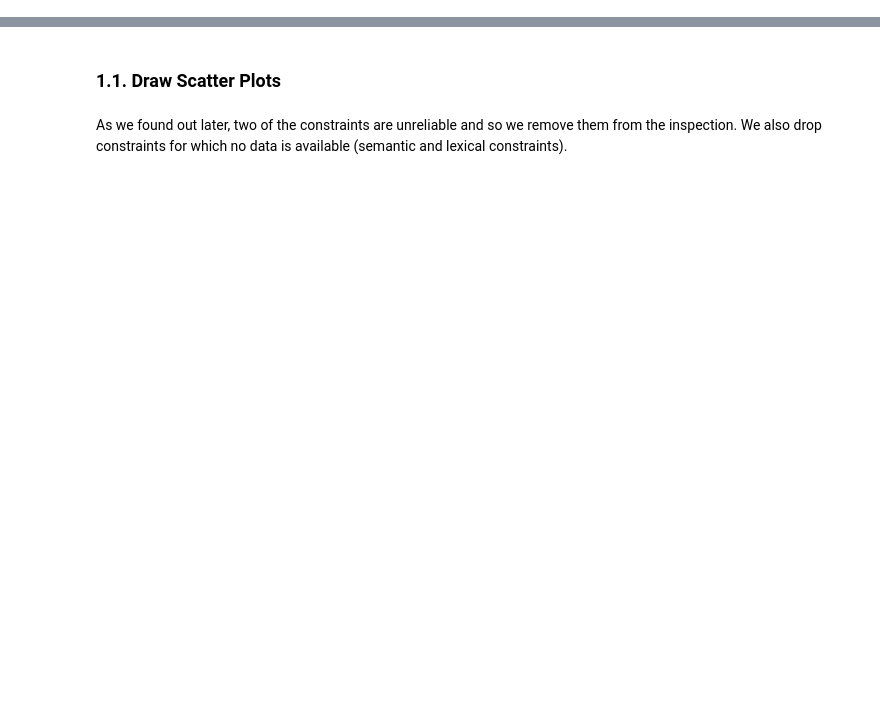
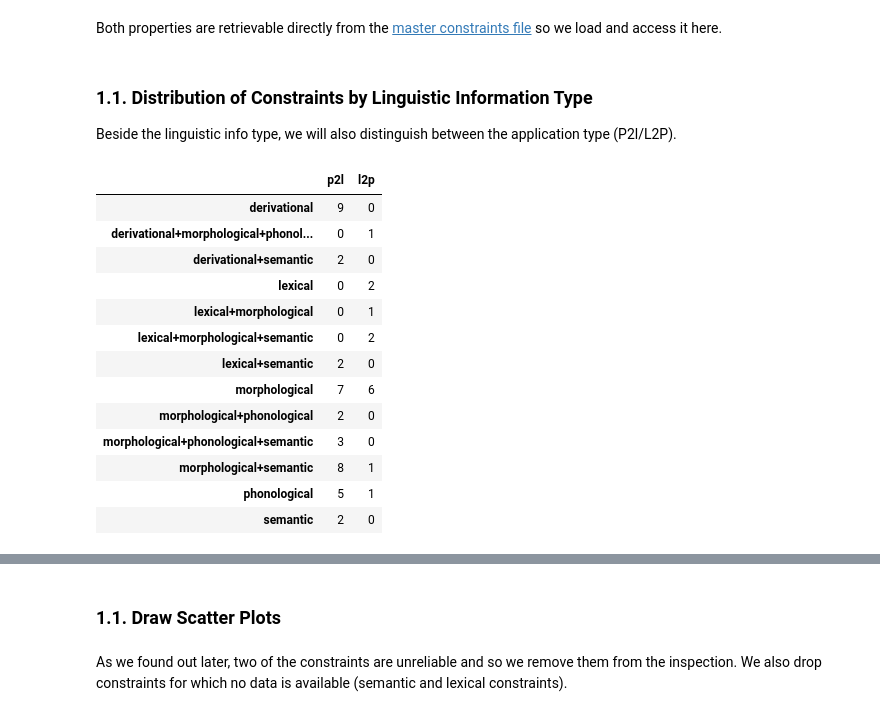
Before and after one commit to maxschmaltz/DieKonstraints, a Jupyter notebook: compounding/constraints/check_applicability/inspect.ipynb, the cells around one changed output, grey strips where cells are left out. Saved outputs shown, nothing was run; the diff lists cells and outputs as text; code cells hidden in the pictures; blank space fills up the shorter version.

```diff
--- a/compounding/constraints/check_applicability/inspect.ipynb
+++ b/compounding/constraints/check_applicability/inspect.ipynb
@@ -7,0 +15,2 @@ After all the experiments were ran, it is time to inspect and analyze the outcom
+# %% [markdown]
+Both properties are retrievable directly from the [master constraints file](../constraints.yaml) so we load and access it here.
@@ -7,0 +25,4 @@ After all the experiments were ran, it is time to inspect and analyze the outcom
+# %% [markdown]
+### 1.1. Distribution of Constraints by Linguistic Information Type
+
+Beside the linguistic info type, we will also distinguish between the application type (P2l/L2P).
@@ -7,0 +31,40 @@ After all the experiments were ran, it is time to inspect and analyze the outcom
+# %%
+ling_type_data = {
+    "p2l": defaultdict(int),
+    "l2p": defaultdict(int)
+}
+
+for c_id, constraint in constraints.items():
+    if c_id == "def-0": # disregard the default constraint
+        continue
+    ling_type = sorted(constraint["ling_info_type"])    # sort for multiple types
+    ling_type_str = "+".join(ling_type)
+    appl_type = c_id.split(":")[0]
+    ling_type_data[appl_type][ling_type_str] += 1
+
+ling_type_df = pd.DataFrame(
+    data=ling_type_data
+).fillna(0).astype(int).sort_index()
+
+ling_type_df.to_csv(
+    os.path.join(pt1_out_dir, "ling_type_df.tsv"),
+    sep="\t",
+    index=True,
+    header=True
+)
+ling_type_df
+# %% [output]
+|  | p2l | l2p |
+| derivational | 9 | 0 |
+| derivational+morphological+phonol... | 0 | 1 |
+| derivational+semantic | 2 | 0 |
+| lexical | 0 | 2 |
+| lexical+morphological | 0 | 1 |
+| lexical+morphological+semantic | 0 | 2 |
+| lexical+semantic | 2 | 0 |
+| morphological | 7 | 6 |
+| morphological+phonological | 2 | 0 |
+| morphological+phonological+semantic | 3 | 0 |
+| morphological+semantic | 8 | 1 |
+| phonological | 5 | 1 |
+| semantic | 2 | 0 |
```
Also changed, not shown: parts of 16 cells of this notebook.
